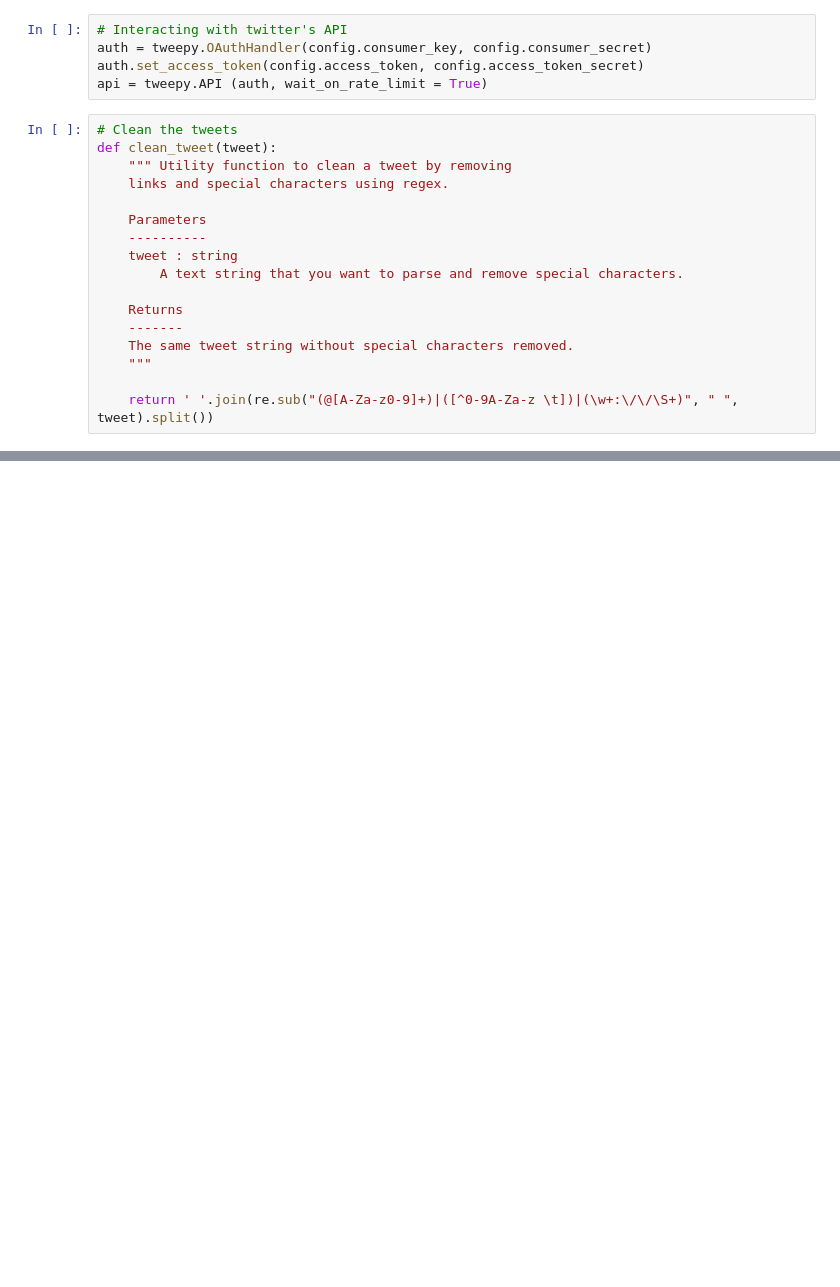
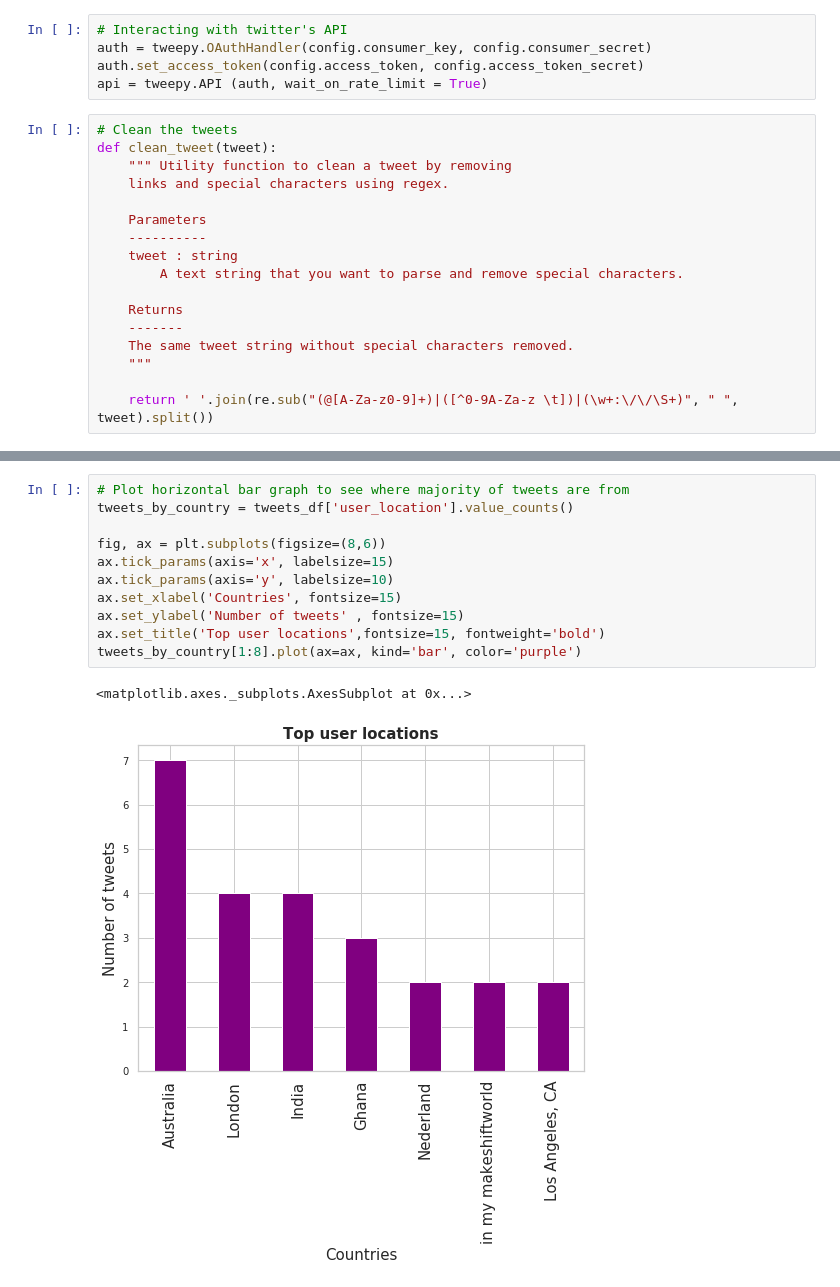
Before and after one commit to IvanaKocanova/Data_Science_Projects, a Jupyter notebook: Climate_change_perceptions.ipynb, the cells around one changed output, grey strips where cells are left out. Saved outputs shown, nothing was run; the diff lists cells and outputs as text; blank space fills up the shorter version.

```diff
--- a/Climate_change_perceptions.ipynb
+++ b/Climate_change_perceptions.ipynb
@@ -102,0 +186,14 @@ tweets_df.head()
+# %%
+# Plot horizontal bar graph to see where majority of tweets are from
+tweets_by_country = tweets_df['user_location'].value_counts()
+
+fig, ax = plt.subplots(figsize=(8,6))
+ax.tick_params(axis='x', labelsize=15)
+ax.tick_params(axis='y', labelsize=10)
+ax.set_xlabel('Countries', fontsize=15)
+ax.set_ylabel('Number of tweets' , fontsize=15)
+ax.set_title('Top user locations',fontsize=15, fontweight='bold')
+tweets_by_country[1:8].plot(ax=ax, kind='bar', color='purple')
+# %% [output]
+<matplotlib.axes._subplots.AxesSubplot at 0x...>
+[figure, added]
```
Also changed, not shown: parts of 7 cells of this notebook.
